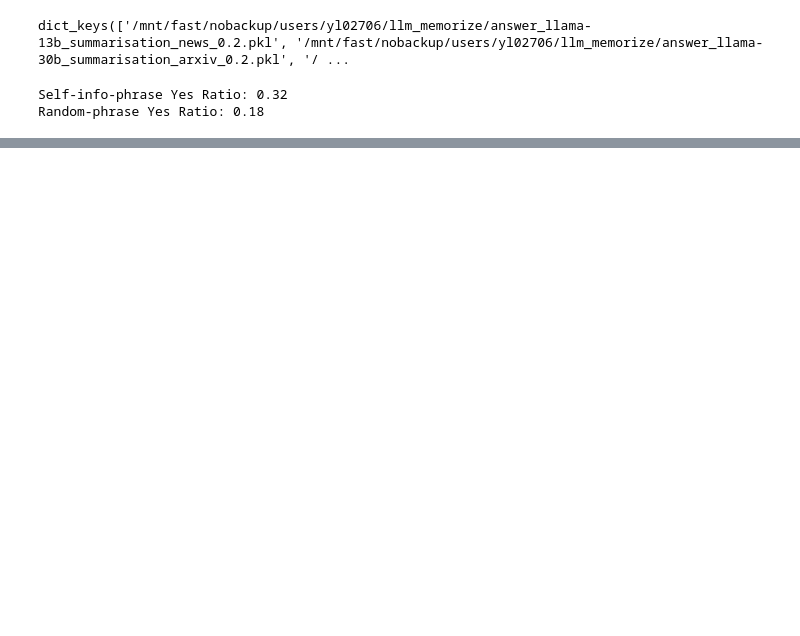
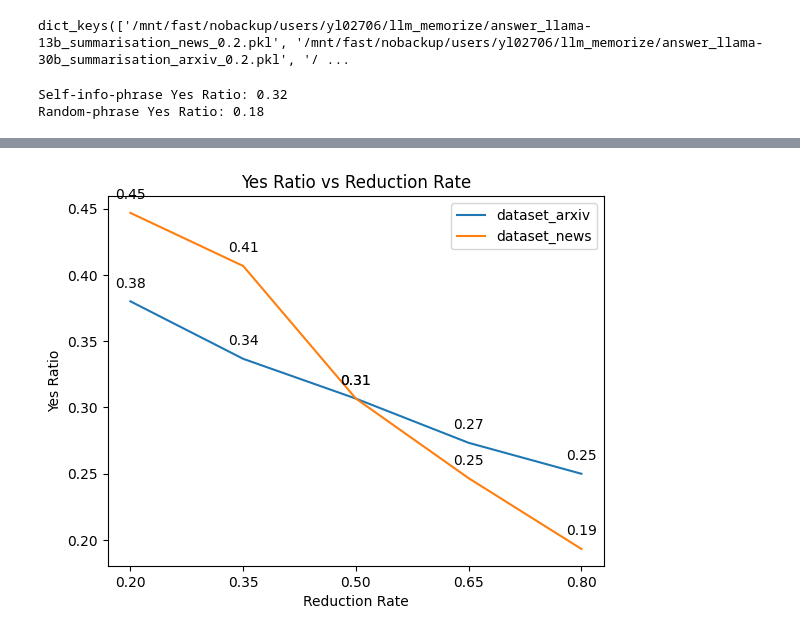
Before and after one commit to JacksonDongg/dissertation, a Jupyter notebook: llama_dim_datasets.ipynb, the cells around one changed output, grey strips where cells are left out. Cells and saved outputs as stored; diff of their text form; code cells hidden in the pictures; blank space fills up the shorter version.

```diff
--- a/llama_dim_datasets.ipynb
+++ b/llama_dim_datasets.ipynb
@@ -36,0 +44,18 @@ Random-phrase Yes Ratio: 0.18
+# %%
+# Iterate over the keys in the dictionary
+for key in data.keys():
+    # Extract reduction rate
+    reduction = float(key.split('_')[-1].split('.pkl')[0])
+
+    # Calculate ratio of 'Yes' for 'self-info-phrase'
+    count_yes = data[key]['self-info-phrase'].count('Yes')
+    count_yes += data[key]['self-info-phrase'].count('Yes.')
+    total = len(data[key]['self-info-phrase'])
+    ratio = count_yes / total
+
+    # Store ratio in the appropriate dictionary
+    if 'arxiv' in key:
+        arxiv_ratios[reduction].append(ratio)
+    elif 'news' in key:
+        news_ratios[reduction].append(ratio)
+arxiv_ratios,news_ratios
@@ -36,0 +73,5 @@ Random-phrase Yes Ratio: 0.18
+# %%
+# Calculate average ratios
+arxiv_avg_ratios = [np.mean(arxiv_ratios[reduction]) for reduction in sorted(arxiv_ratios)]
+news_avg_ratios = [np.mean(news_ratios[reduction]) for reduction in sorted(news_ratios)]
+arxiv_avg_ratios,news_avg_ratios
@@ -36,0 +89,24 @@ Random-phrase Yes Ratio: 0.18
+# %%
+# Plot results
+plt.plot(sorted(arxiv_ratios), arxiv_avg_ratios, label='dataset_arxiv')
+plt.plot(sorted(news_ratios), news_avg_ratios, label='dataset_news')
+
+
+# Add labels and title
+plt.xlabel('Reduction Rate')
+plt.ylabel('Yes Ratio')
+plt.title('Yes Ratio vs Reduction Rate')
+plt.xticks(reduction_values)
+plt.legend()
+
+# Add data point annotations
+for i, reduction in enumerate(sorted(arxiv_ratios)):
+    plt.annotate(f'{arxiv_avg_ratios[i]:.2f}', (reduction, arxiv_avg_ratios[i]), textcoords="offset points", xytext=(0,10), ha='center')
+for i, reduction in enumerate(sorted(news_ratios)):
+    plt.annotate(f'{news_avg_ratios[i]:.2f}', (reduction, news_avg_ratios[i]), textcoords="offset points", xytext=(0,10), ha='center')
+
+
+
+plt.show()
+# %% [output]
+[figure, added]
```
Also changed, not shown: parts of 4 cells of this notebook, 1 other file.
